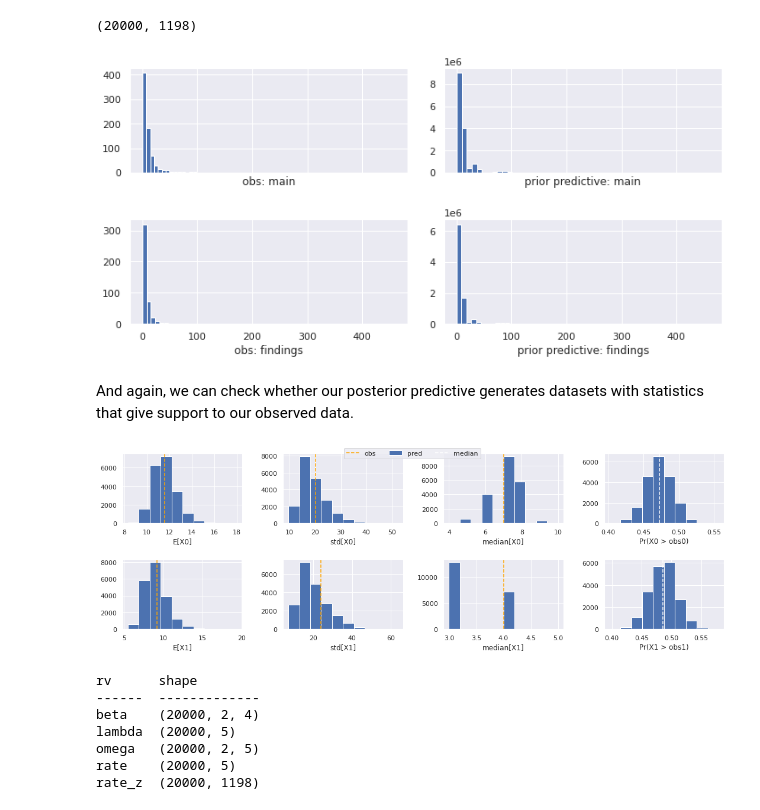
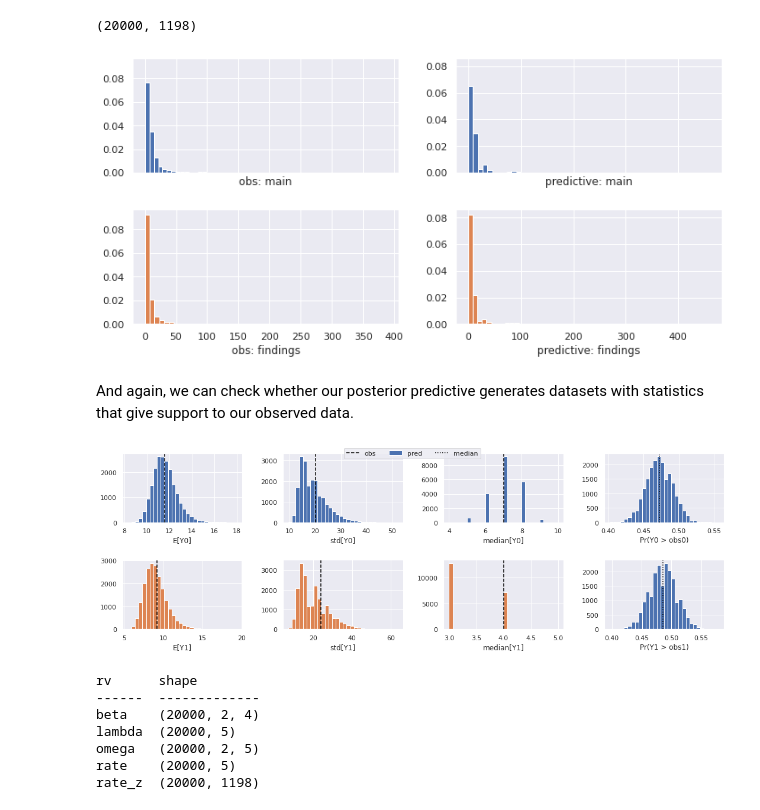
Before and after one commit to wilkeraziz/emnlp-main-findings, a Jupyter notebook: DP-shared-rates.ipynb, the cells around one changed output. Drawn from its saved outputs; the diff is of its cells as text; code cells hidden in the pictures.

```diff
--- a/DP-shared-rates.ipynb
+++ b/DP-shared-rates.ipynb
@@ -324,16 +384,16 @@ posterior_samples = model.draw_posterior_predictions()
 posterior_samples.shape
 # %% [output]
 (20000, 1198)
-# %%
-_ = model.plot_predictions(posterior_samples)
-# %% [output]
-[figure, removed]
+# %%
+_ = plot_predictions(model, posterior_samples, bins=[50, 50], sharex='col', sharey='col')
+# %% [output]
+[figure, added]
 # %% [markdown]
 And again, we can check whether our posterior predictive generates datasets with statistics that give support to our observed data.
 # %%
-_ = model.plot_checks(posterior_samples)
+_ = plot_checks(model, posterior_samples)
 # %% [output]
-[figure, old version]
+[figure, new version]
 # %%
 print(tabulate([(k, v.shape) for k, v in model.posterior_samples.items()], headers=['rv', 'shape']))
 # %% [output]
```
Also changed, not shown: parts of 16 cells of this notebook.
